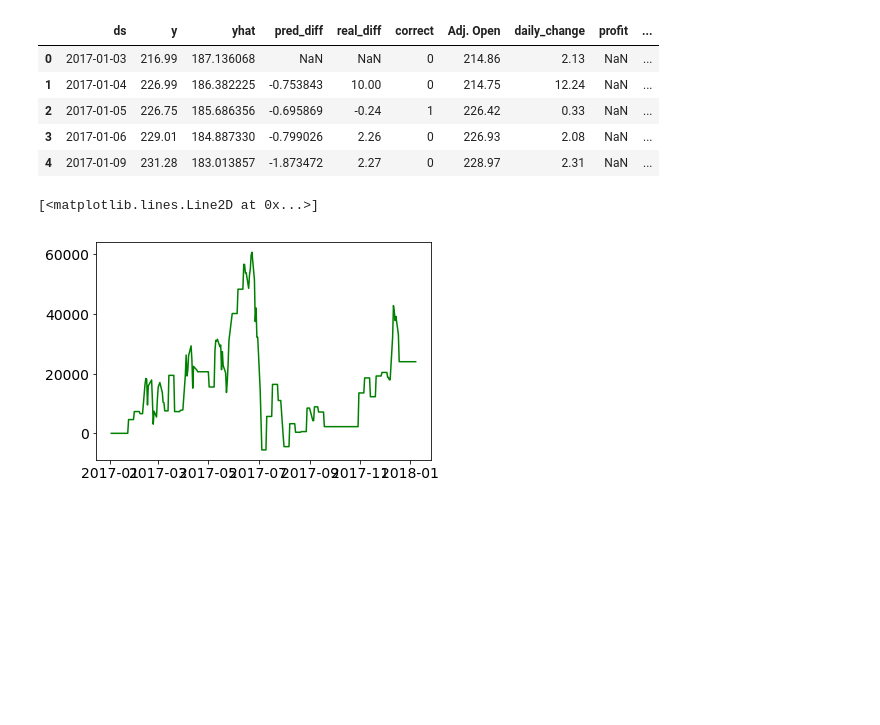
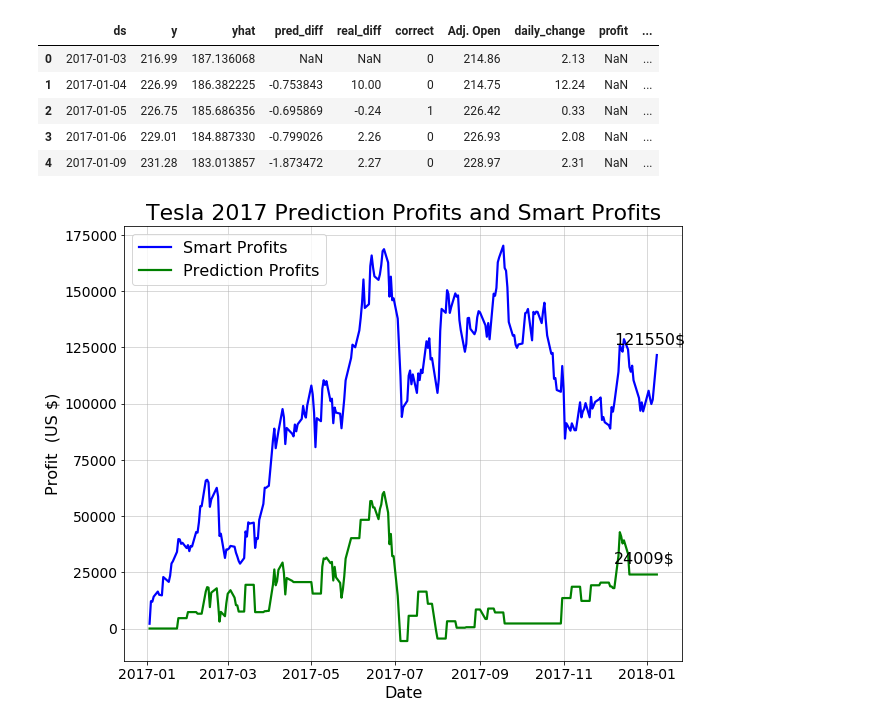
Before and after one commit to WillKoehrsen/Data-Analysis, a Jupyter notebook: additive_models/Stock Prediction with Additive Models.ipynb, the cells around one changed output. Drawn from its saved outputs; the diff is of its cells as text; code cells hidden in the pictures; blank space fills up the shorter version.

```diff
--- a/additive_models/Stock Prediction with Additive Models.ipynb
+++ b/additive_models/Stock Prediction with Additive Models.ipynb
@@ -184,8 +184,31 @@ tesla_results.head()
 | 2 | 2017-01-05 | 226.75 | 185.686356 | -0.695869 | -0.24 | 1 | 226.42 | 0.33 | NaN | ... |
 | 3 | 2017-01-06 | 229.01 | 184.887330 | -0.799026 | 2.26 | 0 | 226.93 | 2.08 | NaN | ... |
 | 4 | 2017-01-09 | 231.28 | 183.013857 | -1.873472 | 2.27 | 0 | 228.97 | 2.31 | NaN | ... |
-# %%
-plt.plot(tesla_results['ds'], tesla_results['total_profit'], 'g')
-# %% [output]
-[<matplotlib.lines.Line2D at 0x...>]
-[figure, removed]
+# %%
+final_profit = tesla_results.ix[len(tesla_results) - 1, 'total_profit']
+final_smart = tesla_results.ix[len(tesla_results) - 1, 'total_smart']
+last_date = tesla_results.ix[len(tesla_results) - 1, 'ds']
+text_location = (last_date - pd.DateOffset(months = 1)).date()
+
+plt.figure(figsize=(10, 8))
+plt.plot(tesla_results['ds'], tesla_results['total_smart'], 'b',
+         linewidth = 2.2, label = 'Smart Profits')
+plt.plot(tesla_results['ds'], tesla_results['total_profit'],
+         color = 'g' if final_profit > 0 else 'r',
+         linewidth = 2.2, label = 'Prediction Profits')
+plt.ylabel('Profit  (US $)'); plt.xlabel('Date');
+plt.title('Tesla 2017 Prediction Profits and Smart Profits');
+plt.legend(loc = 2, prop={'size': 16});
+plt.grid(alpha=0.6);
+plt.text(x = text_location,
+         y =  final_profit + 5000,
+         s = '%d$' % final_profit,
+        color = 'k' if final_profit > 0 else 'r',
+        size = 16)
+plt.text(x = text_location,
+         y =  final_smart + 5000,
+         s = '%d$' % final_smart,
+        color = 'k' if final_smart > 0 else 'r',
+        size = 16);
+# %% [output]
+[figure, added]
```
Also changed, not shown: parts of 7 cells of this notebook.
